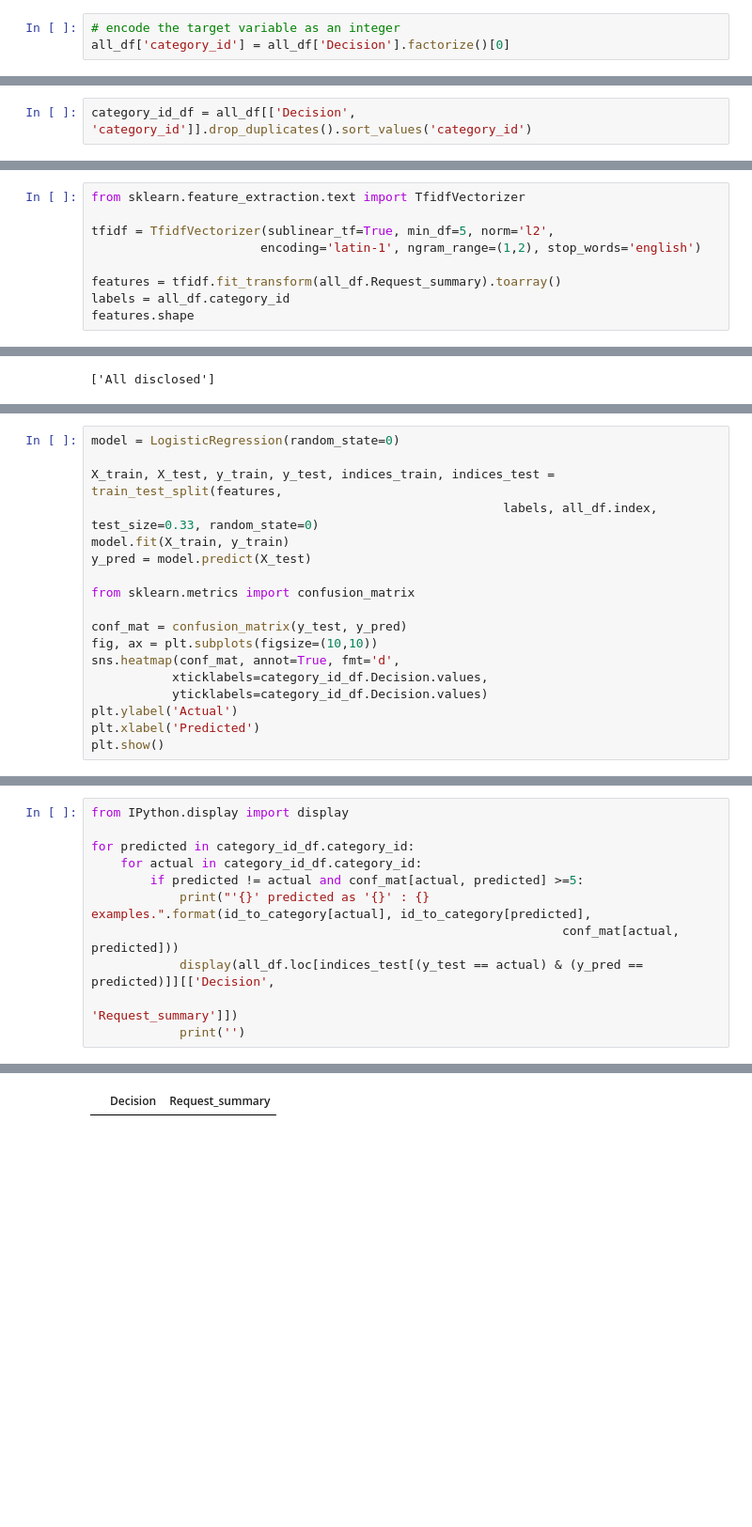
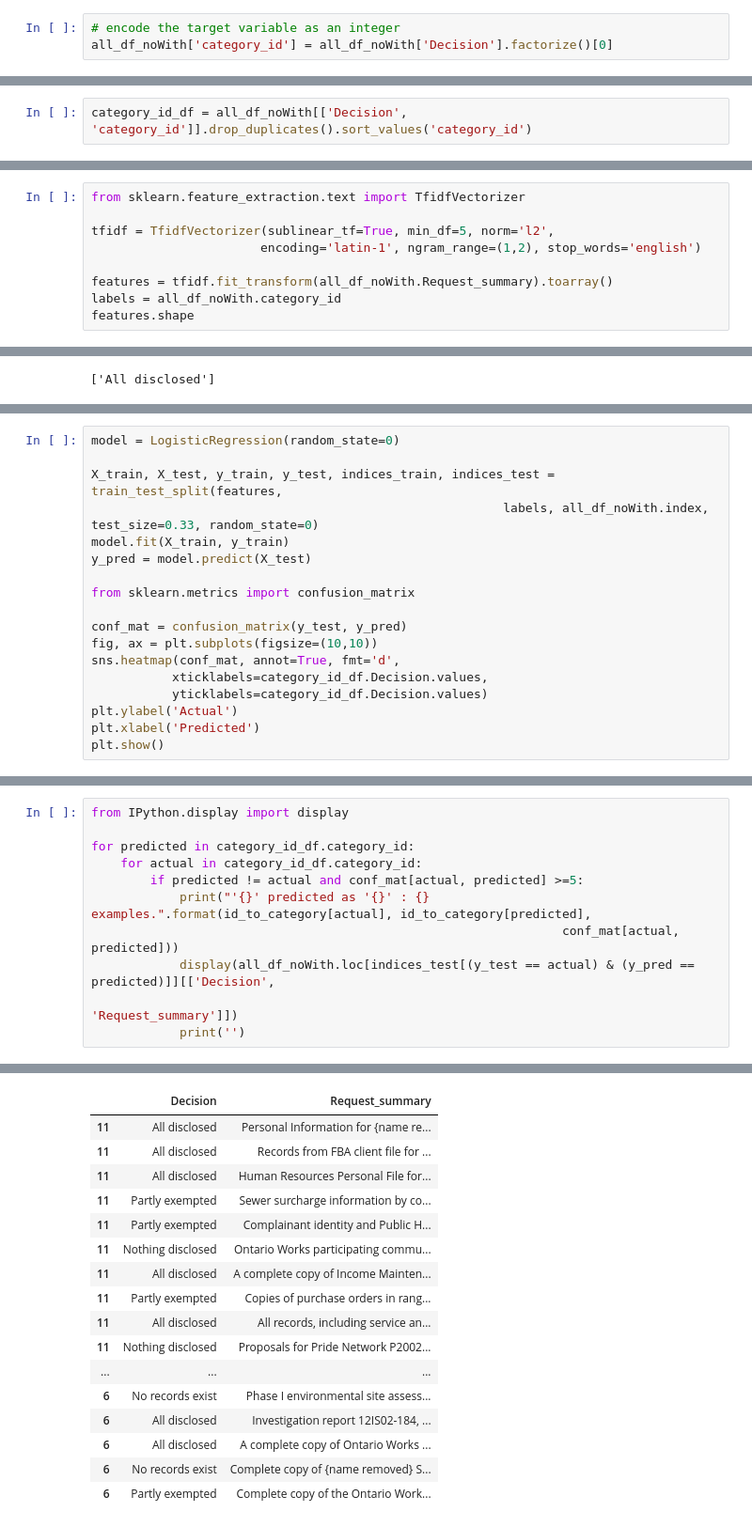
Before and after one commit to scjones5/foi-kw, a Jupyter notebook: Scott_FOI.ipynb, the cells around one changed output, grey strips where cells are left out. Shown: that part at 94% size. Saved outputs shown, nothing was run; the diff lists cells and outputs as text; blank space fills up the shorter version.

```diff
--- a/Scott_FOI.ipynb
+++ b/Scott_FOI.ipynb
@@ -215,3 +236,3 @@ Name: Decision, dtype: int64
 # %%
 # encode the target variable as an integer
-all_df['category_id'] = all_df['Decision'].factorize()[0]
+all_df_noWith['category_id'] = all_df_noWith['Decision'].factorize()[0]
@@ -218,5 +244,5 @@ all_df['category_id'] = all_df['Decision'].factorize()[0]
 # %%
-category_id_df = all_df[['Decision', 'category_id']].drop_duplicates().sort_values('category_id')
+category_id_df = all_df_noWith[['Decision', 'category_id']].drop_duplicates().sort_values('category_id')
 # %%
 category_id_df.head()
 # %% [output]
@@ -256,7 +279,7 @@ from sklearn.feature_extraction.text import TfidfVectorizer
 tfidf = TfidfVectorizer(sublinear_tf=True, min_df=5, norm='l2',
                        encoding='latin-1', ngram_range=(1,2), stop_words='english')
 
-features = tfidf.fit_transform(all_df.Request_summary).toarray()
-labels = all_df.category_id
+features = tfidf.fit_transform(all_df_noWith.Request_summary).toarray()
+labels = all_df_noWith.category_id
 features.shape
 # %% [output]
@@ -360,7 +382,7 @@ Name: accuracy, dtype: float64
 model = LogisticRegression(random_state=0)
 
 X_train, X_test, y_train, y_test, indices_train, indices_test = train_test_split(features,
-                                                        labels, all_df.index, test_size=0.33, random_state=0)
+                                                        labels, all_df_noWith.index, test_size=0.33, random_state=0)
 model.fit(X_train, y_train)
 y_pred = model.predict(X_test)
 
@@ -384,7 +408,7 @@ for predicted in category_id_df.category_id:
         if predicted != actual and conf_mat[actual, predicted] >=5:
             print("'{}' predicted as '{}' : {} examples.".format(id_to_category[actual], id_to_category[predicted],
                                                                 conf_mat[actual, predicted]))
-            display(all_df.loc[indices_test[(y_test == actual) & (y_pred == predicted)]][['Decision',
+            display(all_df_noWith.loc[indices_test[(y_test == actual) & (y_pred == predicted)]][['Decision',
                                                                                          'Request_summary']])
             print('')
 # %% [output]
@@ -449 +473,17 @@ for predicted in category_id_df.category_id:
 |  | Decision | Request_summary |
+| 11 | All disclosed | Personal Information for {name re... |
+| 11 | All disclosed | Records from FBA client file for ... |
+| 11 | All disclosed | Human Resources Personal File for... |
+| 11 | Partly exempted | Sewer surcharge information by co... |
+| 11 | Partly exempted | Complainant identity and Public H... |
+| 11 | Nothing disclosed | Ontario Works participating commu... |
+| 11 | All disclosed | A complete copy of Income Mainten... |
+| 11 | Partly exempted | Copies of purchase orders in rang... |
+| 11 | All disclosed | All records, including service an... |
+| 11 | Nothing disclosed | Proposals for Pride Network P2002... |
+| ... | ... | ... |
+| 6 | No records exist | Phase I environmental site assess... |
+| 6 | All disclosed | Investigation report 12IS02-184, ... |
+| 6 | All disclosed | A complete copy of Ontario Works ... |
+| 6 | No records exist | Complete copy of {name removed} S... |
+| 6 | Partly exempted | Complete copy of the Ontario Work... |
```
Also changed, not shown: parts of 23 cells of this notebook.
